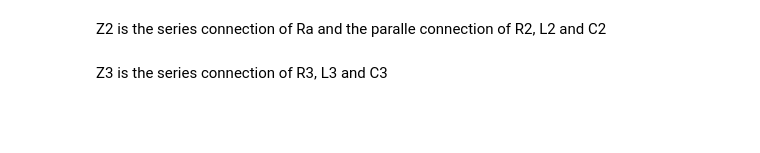
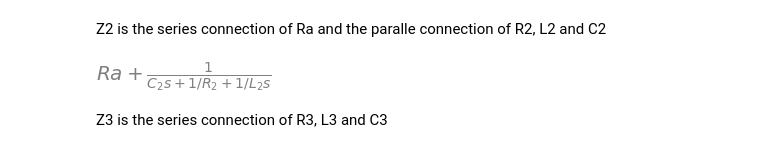
Before and after one commit to Tiburonboy/Symbolic-Modified-Nodal-Analysis-using-Python, a Jupyter notebook: backup/Pi-Filter.ipynb, the cells around one changed output. Drawn from its saved outputs; the diff is of its cells as text; code cells hidden in the pictures; blank space fills up the shorter version.

```diff
--- a/backup/Pi-Filter.ipynb
+++ b/backup/Pi-Filter.ipynb
@@ -507,8 +660,10 @@ Z1_sym
 # %% [markdown]
 Z2 is the series connection of Ra and the paralle connection of R2, L2 and C2
 # %%
-Z2_sym = Ra + (s*L2*(1/(s*C2))*R2)/(1/(s*C2)+s*L2+R2)    # products over sums of (L2 || C2 || R2) plus Ra,
+Z2_sym = (Ra+1/(1/(1/(s*C2)) + 1/(s*L2) + 1/R2))
 Z2_sym
+# %% [output]
+[figure, added]
 # %% [markdown]
 Z3 is the series connection of R3, L3 and C3
 # %%
```
Also changed, not shown: parts of 233 cells of this notebook, 36 other files.
